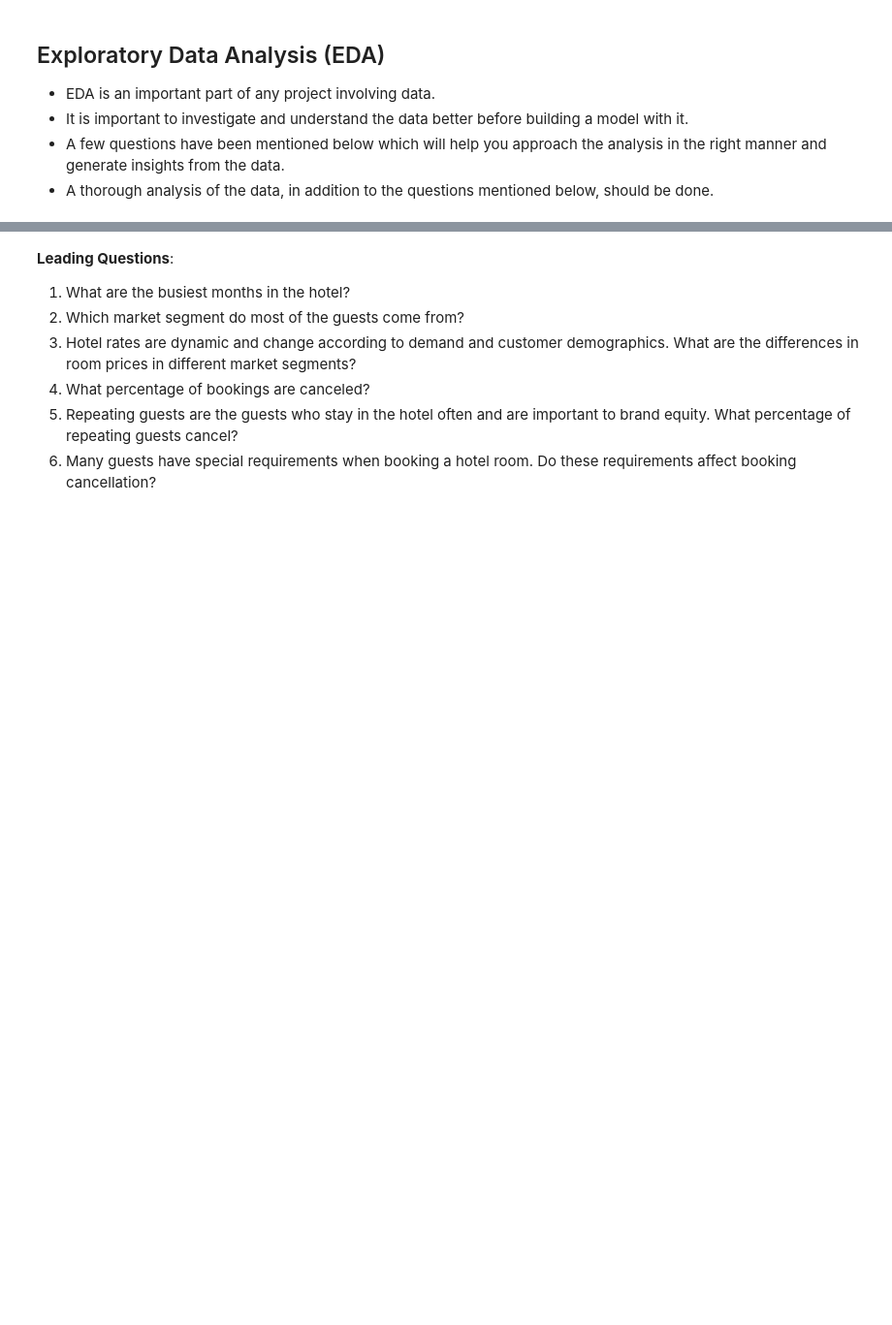
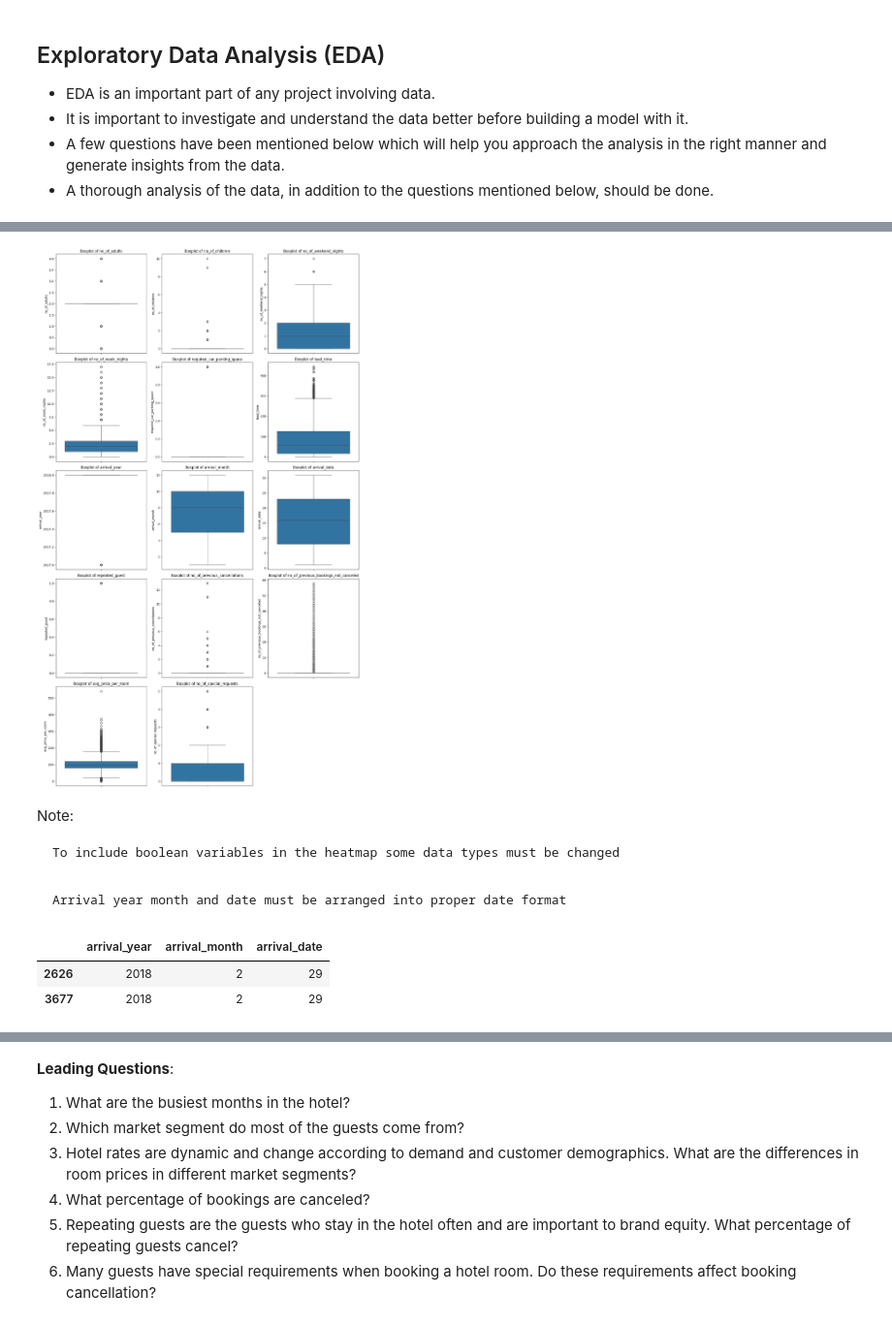
Before and after one commit to DataScience-BusinessAnalitics/INN-Hotels---Problem-Statement, a Jupyter notebook: Project_SLC_DSBA_INNHotels_FullCode-1.ipynb, the cells around one changed output, grey strips where cells are left out. Shown: that part at 97% size. Drawn from its saved outputs; the diff is of its cells as text; code cells hidden in the pictures; blank space fills up the shorter version.

Commit message:
Add initial data analysis notebook for INN Hotels project

```diff
--- a/Project_SLC_DSBA_INNHotels_FullCode-1.ipynb
+++ b/Project_SLC_DSBA_INNHotels_FullCode-1.ipynb
@@ -84,0 +229,34 @@ from xgboost import XGBClassifier  # XGBoost for boosting performance
+# %%
+# Select only numerical columns
+numerical_columns = df.select_dtypes(include=[np.number]).columns
+
+# Define the number of rows and columns for the grid
+n_cols = 3  # Number of columns in the grid
+n_rows = int(np.ceil(len(numerical_columns) / n_cols))  # Calculate the number of rows needed
+
+# Create a figure and axes
+fig, axes = plt.subplots(nrows=n_rows, ncols=n_cols, figsize=(15, n_rows * 5))
+
+# Flatten the axes array for easy iteration
+axes = axes.flatten()
+
+# Plot each numerical column as a boxplot
+for ax, column in zip(axes, numerical_columns):
+    sns.boxplot(y=df[column], ax=ax)
+    ax.set_title(f'Boxplot of {column}')
+
+# Remove any empty subplots
+for i in range(len(numerical_columns), len(axes)):
+    fig.delaxes(axes[i])
+
+# Adjust layout
+plt.tight_layout()
+
+# Show the plot
+plt.show()
+# %% [output]
+[figure, added]
+# %% [markdown]
+Note:
+
+    To include boolean variables in the heatmap some data types must be changed
@@ -84,0 +268,3 @@ from xgboost import XGBClassifier  # XGBoost for boosting performance
+# %% [markdown]
+
+    Arrival year month and date must be arranged into proper date format
@@ -84,0 +277,6 @@ from xgboost import XGBClassifier  # XGBoost for boosting performance
+# %%
+df[df['arrival_datetime'].isna()][['arrival_year', 'arrival_month', 'arrival_date']].head(2)
+# %% [output]
+|  | arrival_year | arrival_month | arrival_date |
+| 2626 | 2018 | 2 | 29 |
+| 3677 | 2018 | 2 | 29 |
```
Also changed, not shown: parts of 19 cells of this notebook, 1 other file.
